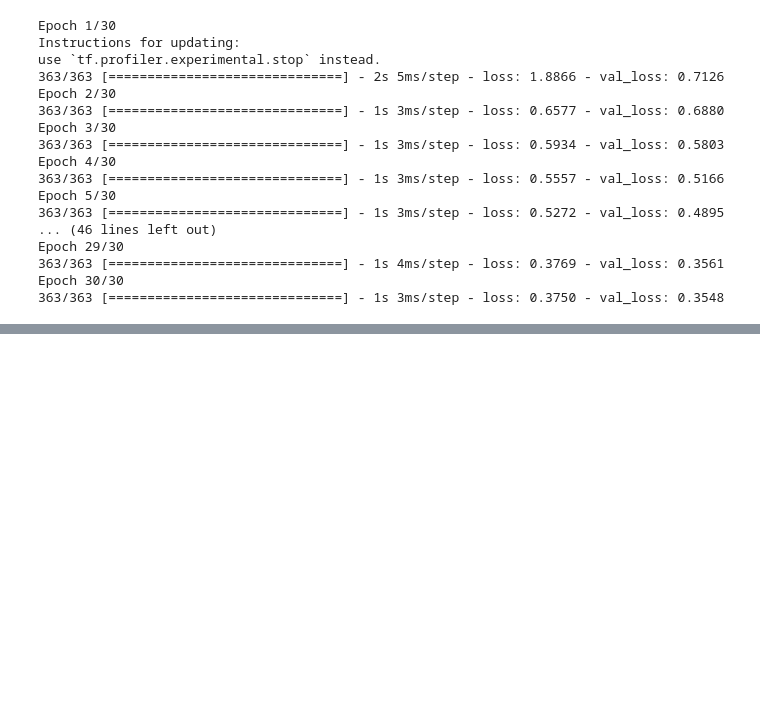
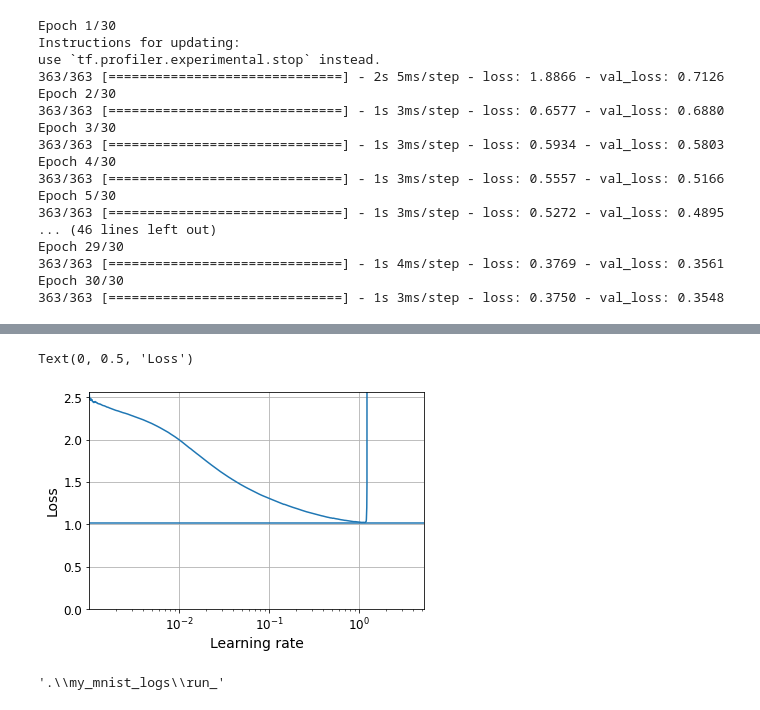
Before and after one commit to Iulian277/Hands-On-ML-Book, a Jupyter notebook: Part 2/Chapter-10-Neural-Nets-With-Keras.ipynb, the cells around one changed output, grey strips where cells are left out. Cells and saved outputs as stored; diff of their text form; code cells hidden in the pictures; blank space fills up the shorter version.

```diff
--- a/Part 2/Chapter-10-Neural-Nets-With-Keras.ipynb
+++ b/Part 2/Chapter-10-Neural-Nets-With-Keras.ipynb
@@ -792,0 +875,13 @@ keras_reg = keras.wrappers.scikit_learn.KerasRegressor(build_model)
+# %%
+K = keras.backend
+
+class ExponentialLearningRate(keras.callbacks.Callback):
+    def __init__(self, factor):
+        self.factor = factor # grow factor of learning rate after each batch
+        self.rates  = []     # learning rates
+        self.losses = []     # loss function values
+
+    def on_batch_end(self, batch, logs):
+        self.rates.append(K.get_value(self.model.optimizer.learning_rate))
+        self.losses.append(logs["loss"])
+        K.set_value(self.model.optimizer.learning_rate, self.model.optimizer.learning_rate * self.factor)
@@ -792,0 +902,5 @@ keras_reg = keras.wrappers.scikit_learn.KerasRegressor(build_model)
+# %%
+model.compile(loss="sparse_categorical_crossentropy",
+              optimizer=keras.optimizers.SGD(learning_rate=1e-3),
+              metrics=["accuracy"])
+expon_lr = ExponentialLearningRate(factor=1.005)
@@ -792,0 +914,12 @@ keras_reg = keras.wrappers.scikit_learn.KerasRegressor(build_model)
+# %%
+# We can now plot the loss as a function of the learning rate
+plt.plot(expon_lr.rates, expon_lr.losses)
+plt.gca().set_xscale('log')
+plt.hlines(min(expon_lr.losses), min(expon_lr.rates), max(expon_lr.rates))
+plt.axis([min(expon_lr.rates), max(expon_lr.rates), 0, expon_lr.losses[0]])
+plt.grid()
+plt.xlabel("Learning rate")
+plt.ylabel("Loss")
+# %% [output]
+Text(0, 0.5, 'Loss')
+[figure, added]
@@ -792,0 +944,7 @@ keras_reg = keras.wrappers.scikit_learn.KerasRegressor(build_model)
+# %%
+import time
+run_id = time.strftime("run_%Y_%m_%d-%H_%M_%S")
+run_logdir = os.path.join(os.curdir, "my_mnist_logs", "run_".format(run_id))
+run_logdir
+# %% [output]
+'.\\my_mnist_logs\\run_'
```
Also changed, not shown: parts of 32 cells of this notebook, 2 other files.
